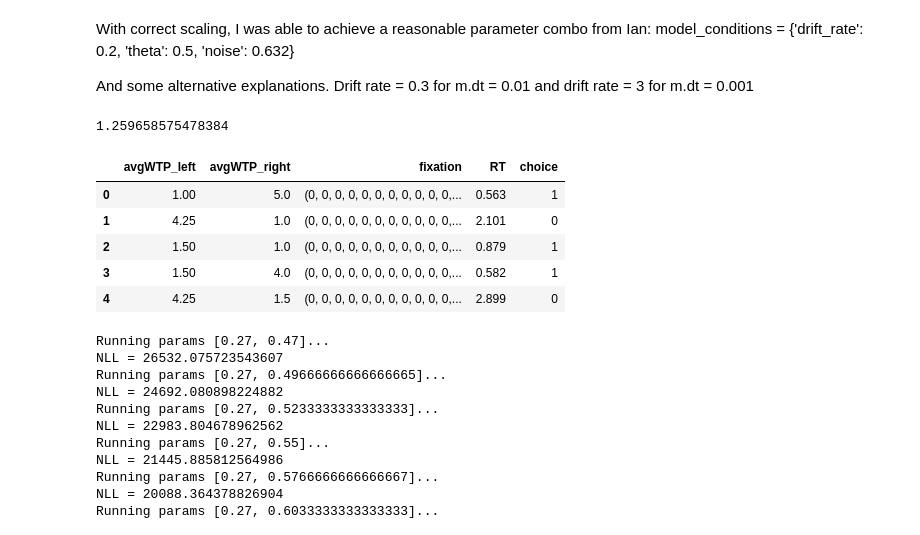
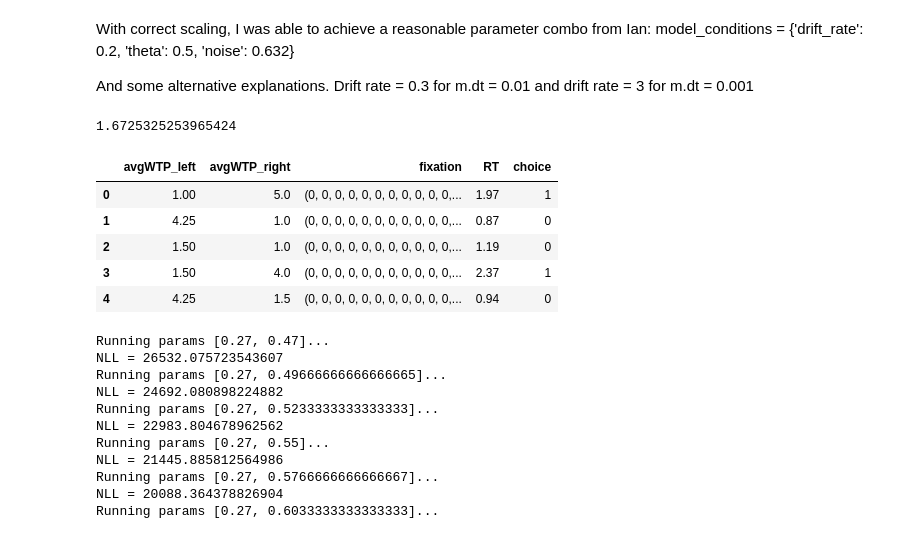
Before and after one commit to Hehesh/DDM, a Jupyter notebook: grid_search.ipynb, the cells around one changed output. Cells and saved outputs as stored; diff of their text form; code cells hidden in the pictures.

```diff
--- a/grid_search.ipynb
+++ b/grid_search.ipynb
@@ -65,46 +74,46 @@ And some alternative explanations. Drift rate = 0.3 for m.dt = 0.01 and drift ra
 from simulation import generate_fixations, simulate
 import pyddm
 
-dt = 0.001
+dt = 0.01
 seed = 42
 model_conditions = {'drift_rate': 0.3, 'theta': 0.5, 'noise': 0.5}
 
 trials = sample_df.loc[sample_df['trial'] % 2 == 1].loc[:, ['avgWTP_left', 'avgWTP_right']]
 trials['fixation'] = None
 
 rows = []
 for idx, r in trials.iterrows():
     fx = generate_fixations(dt, r.avgWTP_left - r.avgWTP_right, empirical_distributions)
     if fx is not None:
         rows.append((idx, fx))
 
 trials_clean = trials.loc[[i for i, _ in rows]].copy()
 trials_clean['fixation'] = [fx for _, fx in rows]
 my_trials = trials_clean.to_dict(orient="records")
 
 results_df = simulate(dt, model_conditions, my_trials, seed=seed, save_results=False)
 # results_df['sub_id'] = f'seed{seed}_subjects{size}_sim'
 # results_df['trial'] = range(1, len(trials_clean) + 1)
 # results_df = results_df.rename(columns={'fixation': 'fix_sequence'})
 results_df = results_df.drop(columns = ['trajectory'])
 
 sample = pyddm.Sample.from_pandas_dataframe(
     results_df,
     choice_column_name="choice",
     rt_column_name="RT",
     choice_names=("left", "right")
 )
 
 print(np.average(results_df.loc[:, "RT"]))
 results_df.head()
 # %% [output]
-1.259658575478384
+1.6725325253965424
 |  | avgWTP_left | avgWTP_right | fixation | RT | choice |
-| 0 | 1.00 | 5.0 | (0, 0, 0, 0, 0, 0, 0, 0, 0, 0, 0,... | 0.563 | 1 |
-| 1 | 4.25 | 1.0 | (0, 0, 0, 0, 0, 0, 0, 0, 0, 0, 0,... | 2.101 | 0 |
-| 2 | 1.50 | 1.0 | (0, 0, 0, 0, 0, 0, 0, 0, 0, 0, 0,... | 0.879 | 1 |
-| 3 | 1.50 | 4.0 | (0, 0, 0, 0, 0, 0, 0, 0, 0, 0, 0,... | 0.582 | 1 |
-| 4 | 4.25 | 1.5 | (0, 0, 0, 0, 0, 0, 0, 0, 0, 0, 0,... | 2.899 | 0 |
+| 0 | 1.00 | 5.0 | (0, 0, 0, 0, 0, 0, 0, 0, 0, 0, 0,... | 1.97 | 1 |
+| 1 | 4.25 | 1.0 | (0, 0, 0, 0, 0, 0, 0, 0, 0, 0, 0,... | 0.87 | 0 |
+| 2 | 1.50 | 1.0 | (0, 0, 0, 0, 0, 0, 0, 0, 0, 0, 0,... | 1.19 | 0 |
+| 3 | 1.50 | 4.0 | (0, 0, 0, 0, 0, 0, 0, 0, 0, 0, 0,... | 2.37 | 1 |
+| 4 | 4.25 | 1.5 | (0, 0, 0, 0, 0, 0, 0, 0, 0, 0, 0,... | 0.94 | 0 |
 # %%
 import itertools
 import numpy as np
```
Also changed, not shown: parts of 8 cells of this notebook.
